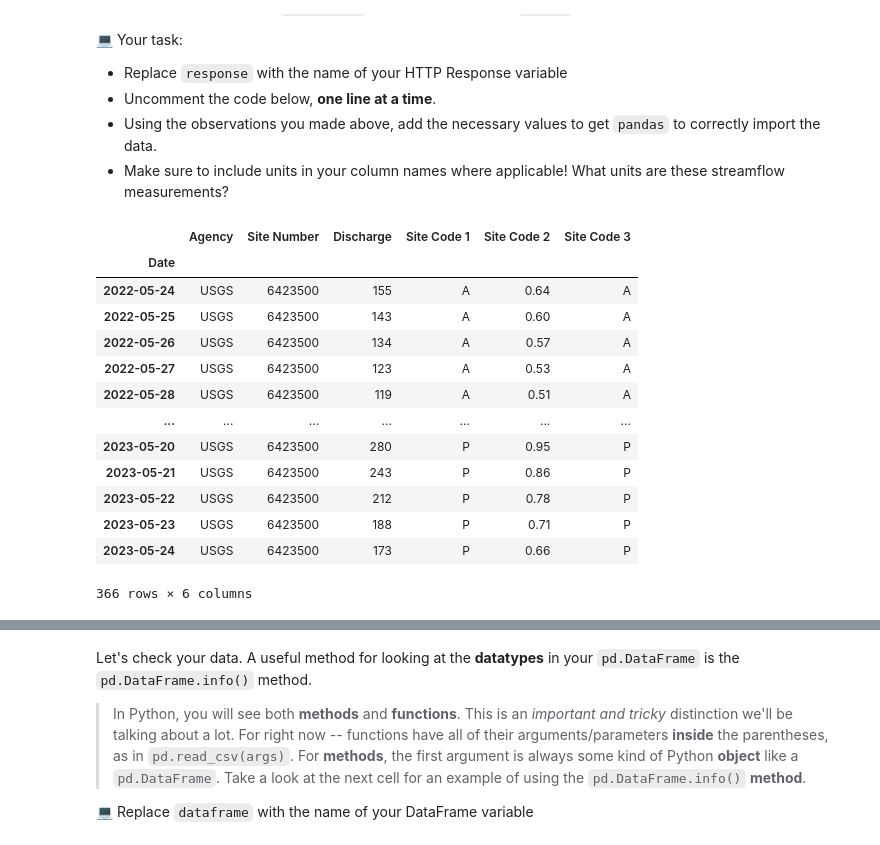
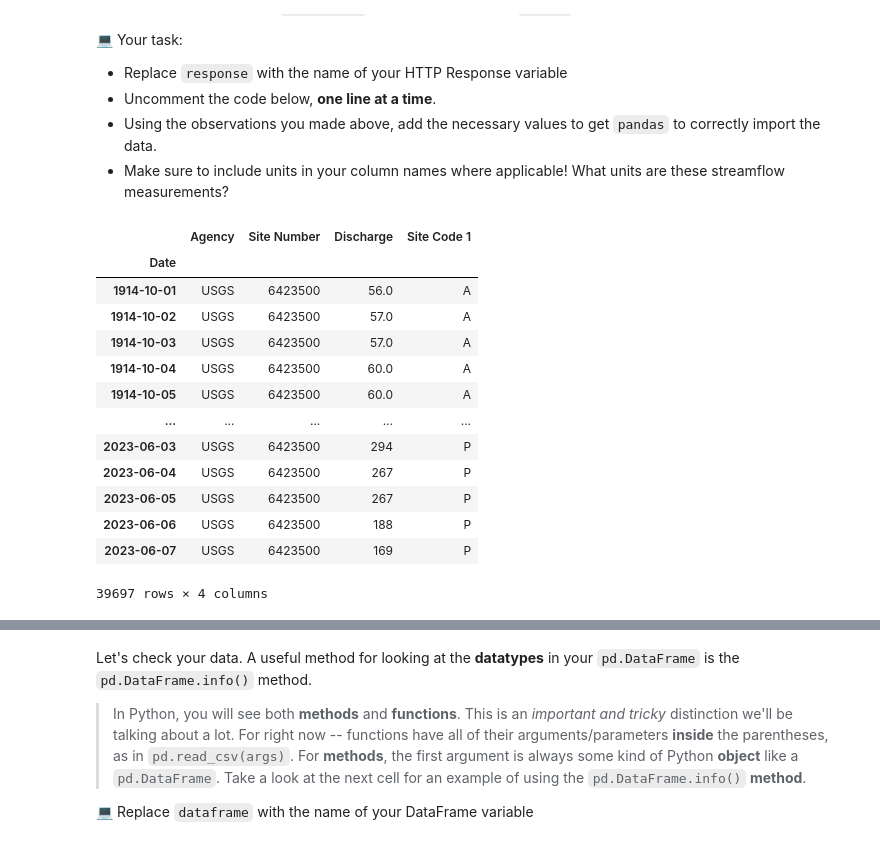
Before and after one commit to EBiggane/time-series-data-EBiggane, a Jupyter notebook: stars-02-time-series.ipynb, the cells around one changed output, grey strips where cells are left out. Saved outputs shown, nothing was run; the diff lists cells and outputs as text; code cells hidden in the pictures.

```diff
--- a/stars-02-time-series.ipynb
+++ b/stars-02-time-series.ipynb
@@ -216,9 +212,7 @@ In the cell below complete the following task:
 # %%
 nwis_url = ('https://waterdata.usgs.gov/nwis/dv?cb_all_=on&cb_00060=on&cb'
 '_00065=on&format=rdb&site_no=06423500&legacy=&referred_module=sw&period'
-'=&begin_date=2022-05-24&end_date=2023-05-24')
-# YOUR CODE HERE
-#raise NotImplementedError()
+'=&begin_date=1914-10-01&end_date=2023-06-07')
 
 # Download data using a GET HTTP Request
 req = requests.get(nwis_url)
@@ -295,33 +289,37 @@ Notice that when you print your downloaded data, each line has a `b` in front of
   * Using the observations you made above, add the necessary values to get `pandas` to correctly import the data.
   * Make sure to include units in your column names where applicable! What units are these streamflow measurements?
 # %%
-pd.read_csv(
+nwis_river_flow = pd.read_csv(
     BytesIO(req.content),
     comment='#',
     delimiter='\t',
     skiprows=[30,31],
     names=['Agency', 'Site Number', 'Date', 'Discharge', 'Site Code 1', 'Site Code 2', 'Site Code 3'],
     index_col='Date',
     parse_dates=True,
 )
 
+nwis_river_flow
+nwis_river_flow_update = nwis_river_flow.drop(columns=['Site Code 2', 'Site Code 3'])
+nwis_river_flow_update
+
 # YOUR CODE HERE
 #raise NotImplementedError()
 # %% [output]
-|  | Agency | Site Number | Discharge | Site Code 1 | Site Code 2 | Site Code 3 |
-| Date |  |  |  |  |  |  |
-| 2022-05-24 | USGS | 6423500 | 155 | A | 0.64 | A |
-| 2022-05-25 | USGS | 6423500 | 143 | A | 0.60 | A |
-| 2022-05-26 | USGS | 6423500 | 134 | A | 0.57 | A |
-| 2022-05-27 | USGS | 6423500 | 123 | A | 0.53 | A |
-| 2022-05-28 | USGS | 6423500 | 119 | A | 0.51 | A |
-| ... | ... | ... | ... | ... | ... | ... |
-| 2023-05-20 | USGS | 6423500 | 280 | P | 0.95 | P |
-| 2023-05-21 | USGS | 6423500 | 243 | P | 0.86 | P |
-| 2023-05-22 | USGS | 6423500 | 212 | P | 0.78 | P |
-| 2023-05-23 | USGS | 6423500 | 188 | P | 0.71 | P |
-| 2023-05-24 | USGS | 6423500 | 173 | P | 0.66 | P |
+|  | Agency | Site Number | Discharge | Site Code 1 |
+| Date |  |  |  |  |
+| 1914-10-01 | USGS | 6423500 | 56.0 | A |
+| 1914-10-02 | USGS | 6423500 | 57.0 | A |
+| 1914-10-03 | USGS | 6423500 | 57.0 | A |
+| 1914-10-04 | USGS | 6423500 | 60.0 | A |
+| 1914-10-05 | USGS | 6423500 | 60.0 | A |
+| ... | ... | ... | ... | ... |
+| 2023-06-03 | USGS | 6423500 | 294 | P |
+| 2023-06-04 | USGS | 6423500 | 267 | P |
+| 2023-06-05 | USGS | 6423500 | 267 | P |
+| 2023-06-06 | USGS | 6423500 | 188 | P |
+| 2023-06-07 | USGS | 6423500 | 169 | P |
-366 rows × 6 columns
+39697 rows × 4 columns
 # %%
 ans_df = _
 df_points = 0
```
Also changed, not shown: parts of 14 cells of this notebook, 1 other file.
